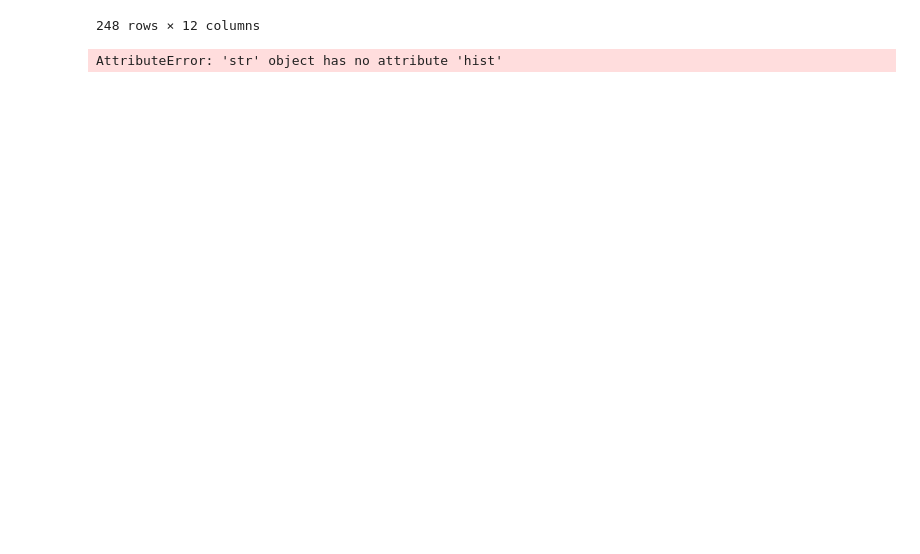
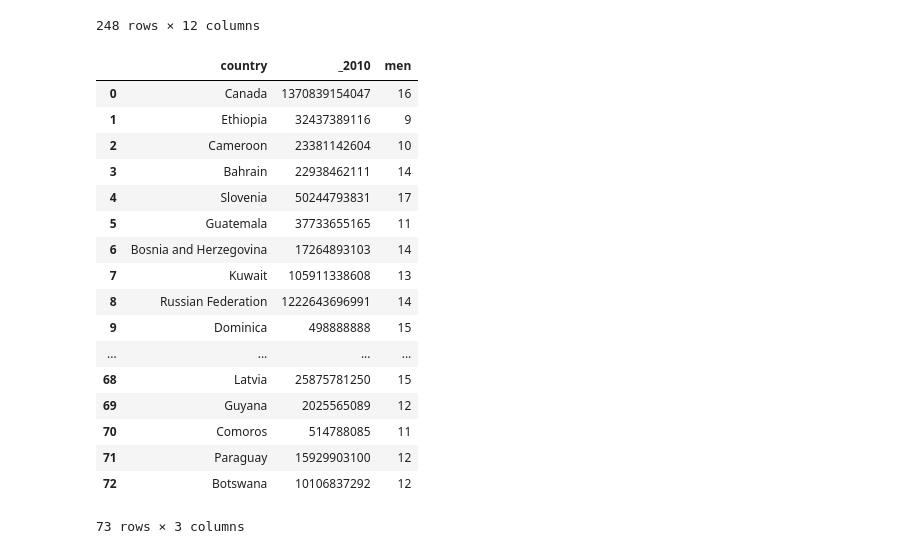
Before and after one commit to elpenao/thinkful, a Jupyter notebook: unit3/Scrape.ipynb, the cells around one changed output. Drawn from its saved outputs; the diff is of its cells as text; code cells hidden in the pictures; blank space fills up the shorter version.

```diff
--- a/unit3/Scrape.ipynb
+++ b/unit3/Scrape.ipynb
@@ -266,6 +287,23 @@ dfgdp
 with con:
     dfjoin = pd.read_sql_query("SELECT country, _2010, men FROM country_ed INNER JOIN gdp ON country = country_name",con)
 # %%
-dfjoin['_2010'].hist()
+dfjoin
 # %% [output]
+|  | country | _2010 | men |
+| 0 | Canada | 1370839154047 | 16 |
+| 1 | Ethiopia | 32437389116 | 9 |
+| 2 | Cameroon | 23381142604 | 10 |
+| 3 | Bahrain | 22938462111 | 14 |
+| 4 | Slovenia | 50244793831 | 17 |
+| 5 | Guatemala | 37733655165 | 11 |
+| 6 | Bosnia and Herzegovina | 17264893103 | 14 |
+| 7 | Kuwait | 105911338608 | 13 |
+| 8 | Russian Federation | 1222643696991 | 14 |
+| 9 | Dominica | 498888888 | 15 |
+| ... | ... | ... | ... |
+| 68 | Latvia | 25875781250 | 15 |
+| 69 | Guyana | 2025565089 | 12 |
+| 70 | Comoros | 514788085 | 11 |
+| 71 | Paraguay | 15929903100 | 12 |
+| 72 | Botswana | 10106837292 | 12 |
-AttributeError: 'str' object has no attribute 'hist'
+73 rows × 3 columns
```
Also changed, not shown: parts of 9 cells of this notebook.
